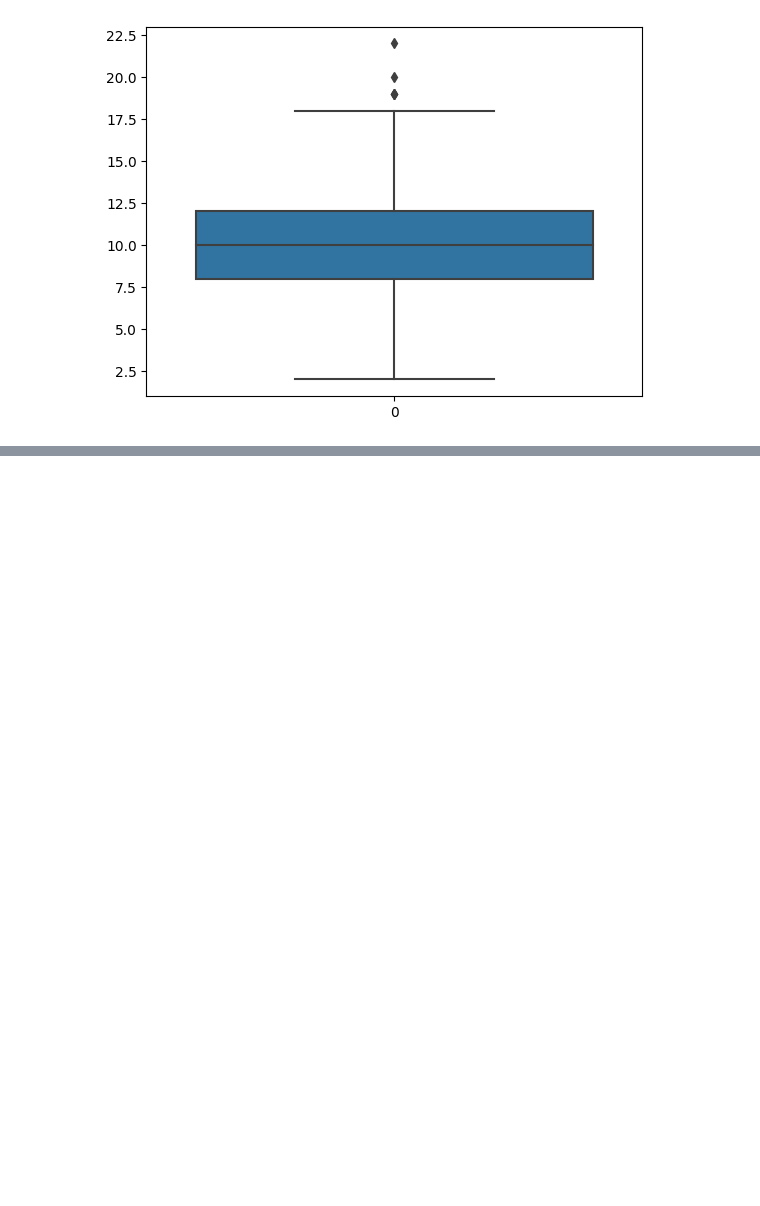
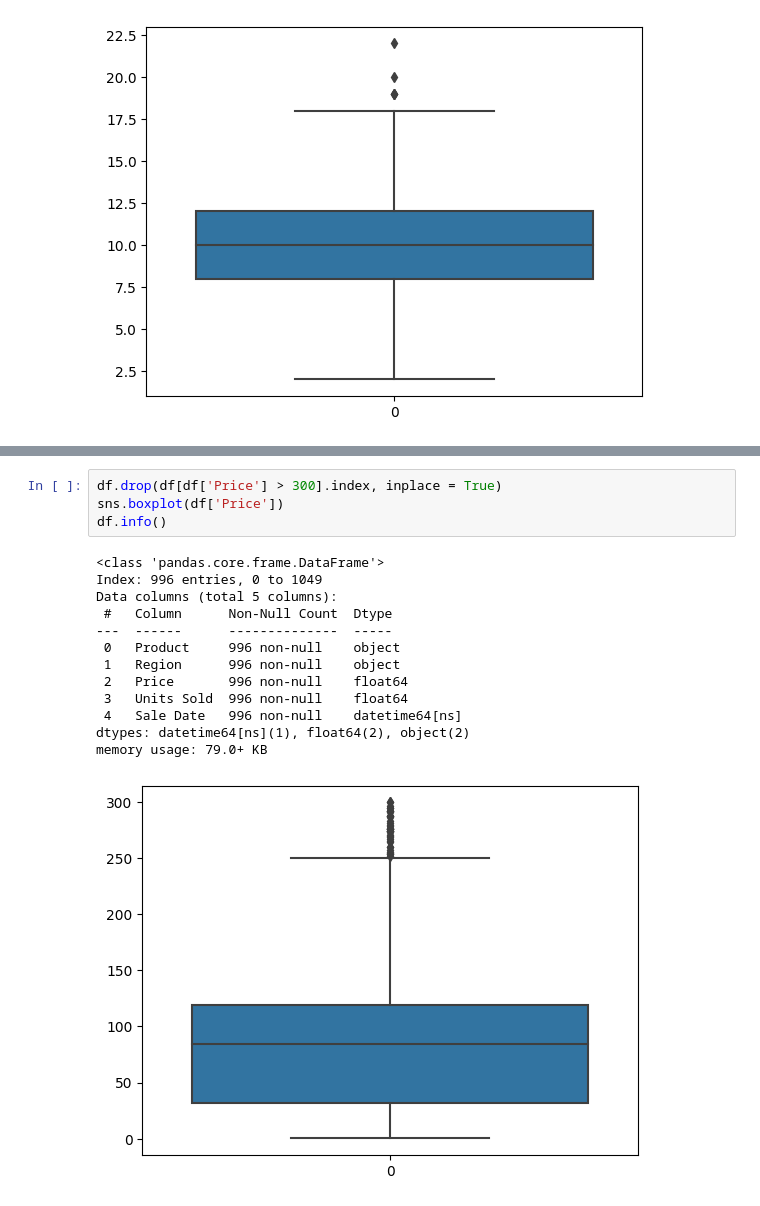
Before and after one commit to CodyDong/schulich_data_science, a Jupyter notebook: assignment1.ipynb, the cells around one changed output, grey strips where cells are left out. Saved outputs shown, nothing was run; the diff lists cells and outputs as text; blank space fills up the shorter version.

```diff
--- a/assignment1.ipynb
+++ b/assignment1.ipynb
@@ -134,0 +139,18 @@ sns.displot(x='Price',
+# %%
+df.drop(df[df['Price'] > 300].index, inplace = True)
+sns.boxplot(df['Price'])
+df.info()
+# %% [output]
+<class 'pandas.core.frame.DataFrame'>
+Index: 996 entries, 0 to 1049
+Data columns (total 5 columns):
+ #   Column      Non-Null Count  Dtype
+---  ------      --------------  -----
+ 0   Product     996 non-null    object
+ 1   Region      996 non-null    object
+ 2   Price       996 non-null    float64
+ 3   Units Sold  996 non-null    float64
+ 4   Sale Date   996 non-null    datetime64[ns]
+dtypes: datetime64[ns](1), float64(2), object(2)
+memory usage: 79.0+ KB
+[figure, added]
```
Also changed, not shown: parts of 19 cells of this notebook.
